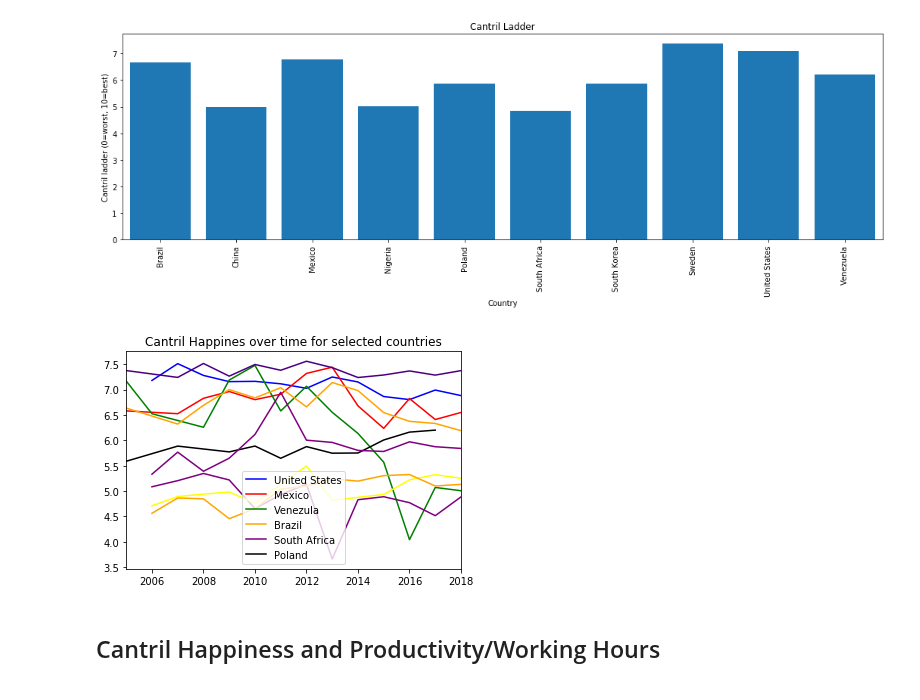
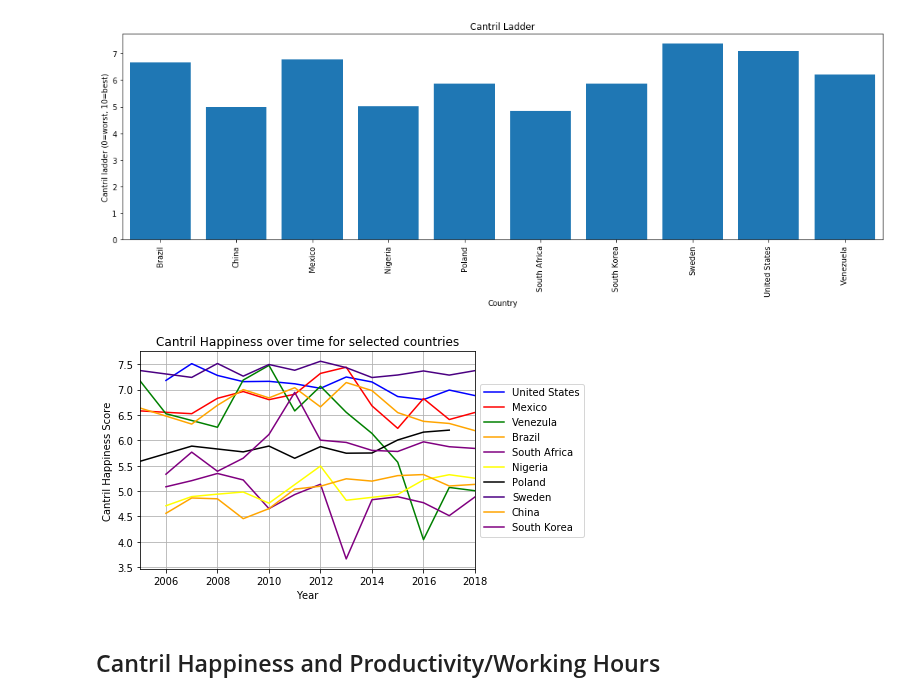
Before and after one commit to JeremyBrent/RUDS_project_1, a Jupyter notebook: Data_analysis.ipynb, the cells around one changed output. Drawn from its saved outputs; the diff is of its cells as text; code cells hidden in the pictures.

```diff
--- a/Data_analysis.ipynb
+++ b/Data_analysis.ipynb
@@ -113,36 +129,39 @@ countries_list = [name for name in data_df.Entity.unique()]
 years = data_df.Year
 
 # Country data
 US_data = data_df.loc[data_df.Entity == "United States"]
 Mexico_data = data_df.loc[data_df.Entity == "Mexico"]
 Venezuela_data = data_df.loc[data_df.Entity == "Venezuela"]
 Brazil_data = data_df.loc[data_df.Entity == "Brazil"]
 South_Africa_data = data_df.loc[data_df.Entity == "South Africa"]
 Nigeria_data = data_df.loc[data_df.Entity == "Nigeria"]
 Poland_data = data_df.loc[data_df.Entity == "Poland"]
 Sweden_data = data_df.loc[data_df.Entity == "Sweden"]
 China_data = data_df.loc[data_df.Entity == "China"]
 South_Korea_data = data_df.loc[data_df.Entity == "South Korea"]
 
 # Country lines
 US_line, = plt.plot(US_data.Year, US_data["Cantril Ladder(0=worst,10=best)"], color="blue", label="United States")
 Mexico_line, = plt.plot(Mexico_data.Year, Mexico_data["Cantril Ladder(0=worst,10=best)"], color="red", label="Mexico")
 Venezuela_line, = plt.plot(Venezuela_data.Year, Venezuela_data["Cantril Ladder(0=worst,10=best)"], color="green", label="Venezula")
 Brazil_line, = plt.plot(Brazil_data.Year, Brazil_data["Cantril Ladder(0=worst,10=best)"], color="orange", label="Brazil")
 South_Africa_line, = plt.plot(South_Africa_data.Year, South_Africa_data["Cantril Ladder(0=worst,10=best)"], color="purple", label="South Africa")
 Nigeria_line, = plt.plot(Nigeria_data.Year, Nigeria_data["Cantril Ladder(0=worst,10=best)"], color="yellow", label="Nigeria")
 Poland_line, = plt.plot(Poland_data.Year, Poland_data["Cantril Ladder(0=worst,10=best)"], color="black", label="Poland")
 Sweden_line, = plt.plot(Sweden_data.Year, Sweden_data["Cantril Ladder(0=worst,10=best)"], color="indigo", label="Sweden")
 China_line, = plt.plot(China_data.Year, China_data["Cantril Ladder(0=worst,10=best)"], color="orange", label="China")
 South_Korea_line, = plt.plot(South_Korea_data.Year, South_Korea_data["Cantril Ladder(0=worst,10=best)"], color="purple", label="South Korea")
 
 
-plt.legend(handles=[US_line,Mexico_line,Venezuela_line,Brazil_line,South_Africa_line,Poland_line], loc="best")
+plt.legend(handles=[US_line,Mexico_line,Venezuela_line,Brazil_line,South_Africa_line,Nigeria_line,Poland_line,Sweden_line,China_line,South_Korea_line], loc="center left", bbox_to_anchor=(1,.5))
 plt.xlim(min(years),max(years))
-plt.title("Cantril Happines over time for selected countries")
+plt.title("Cantril Happiness over time for selected countries")
+plt.xlabel("Year")
+plt.ylabel("Cantril Happiness Score")
+plt.grid()
 plt.show()
 # %% [output]
-[figure, old version]
+[figure, new version]
 # %% [markdown]
 ## Cantril Happiness and Productivity/Working Hours
 # %%
```
Also changed, not shown: parts of 3 cells of this notebook.
